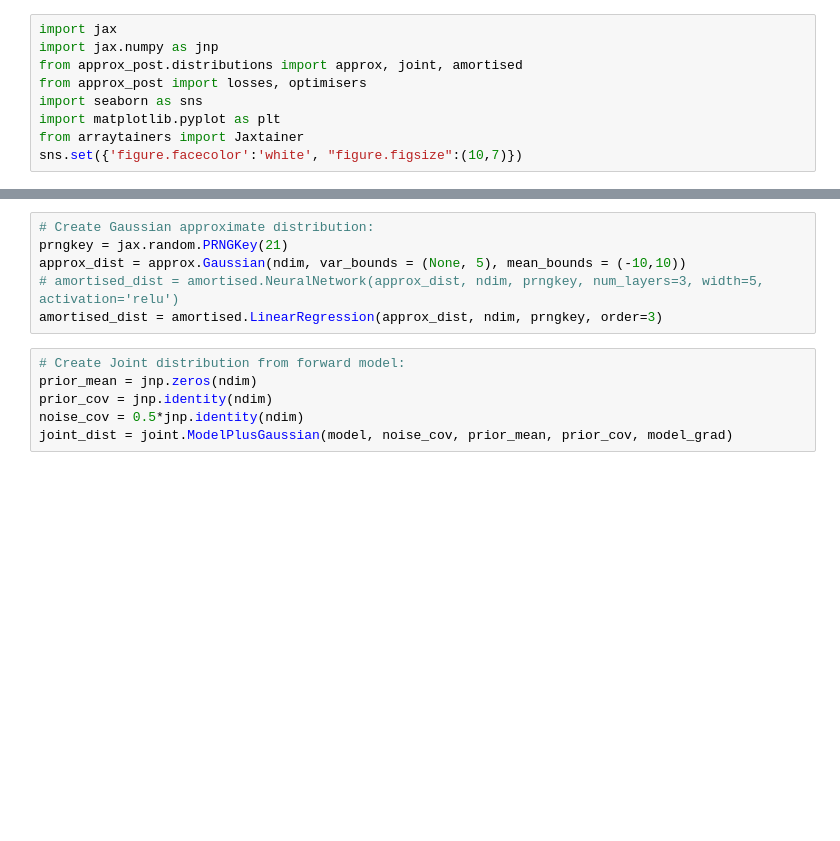
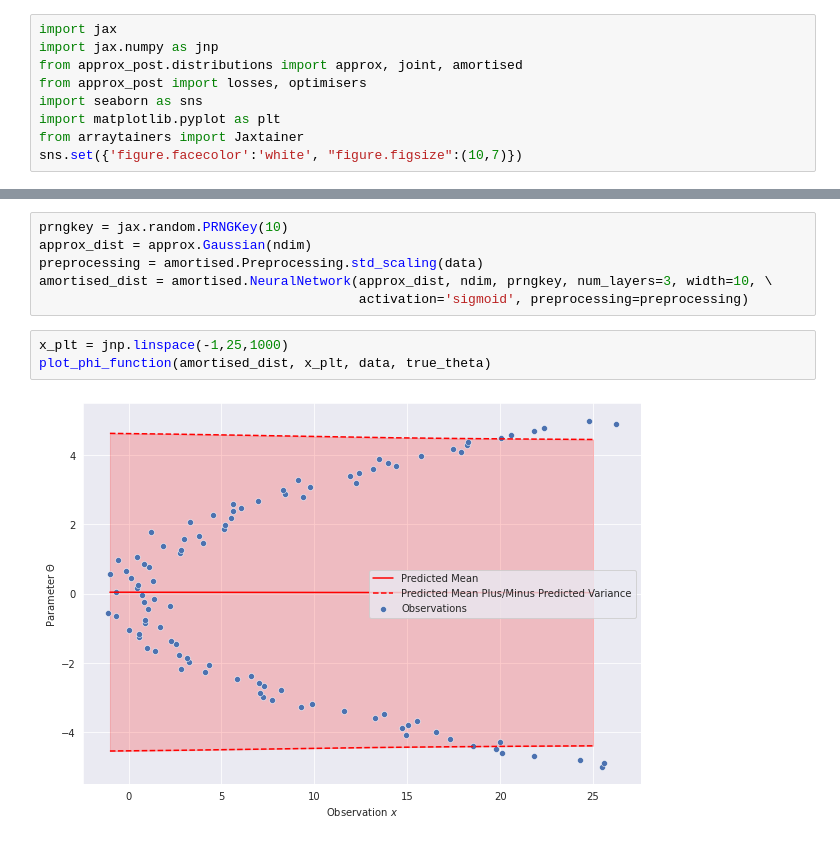
Before and after one commit to MABilton/approx_post, a Jupyter notebook: examples/amortised_example.ipynb, the cells around one changed output, grey strips where cells are left out. Cells and saved outputs as stored; diff of their text form; blank space fills up the shorter version.

```diff
--- a/examples/amortised_example.ipynb
+++ b/examples/amortised_example.ipynb
@@ -40,12 +90,11 @@ plt.show()
 # %%
-# Create Gaussian approximate distribution:
-prngkey = jax.random.PRNGKey(21)
-approx_dist = approx.Gaussian(ndim, var_bounds = (None, 5), mean_bounds = (-10,10))
-# amortised_dist = amortised.NeuralNetwork(approx_dist, ndim, prngkey, num_layers=3, width=5, activation='relu')
-amortised_dist = amortised.LinearRegression(approx_dist, ndim, prngkey, order=3)
+prngkey = jax.random.PRNGKey(10)
+approx_dist = approx.Gaussian(ndim)
+preprocessing = amortised.Preprocessing.std_scaling(data)
+amortised_dist = amortised.NeuralNetwork(approx_dist, ndim, prngkey, num_layers=3, width=10, \
+                                         activation='sigmoid', preprocessing=preprocessing)
-# %%
-# Create Joint distribution from forward model:
-prior_mean = jnp.zeros(ndim)
-prior_cov = jnp.identity(ndim)
-noise_cov = 0.5*jnp.identity(ndim)
-joint_dist = joint.ModelPlusGaussian(model, noise_cov, prior_mean, prior_cov, model_grad)
+# %%
+x_plt = jnp.linspace(-1,25,1000)
+plot_phi_function(amortised_dist, x_plt, data, true_theta)
+# %% [output]
+[figure, added]
```
Also changed, not shown: parts of 32 cells of this notebook, 5 other files.
